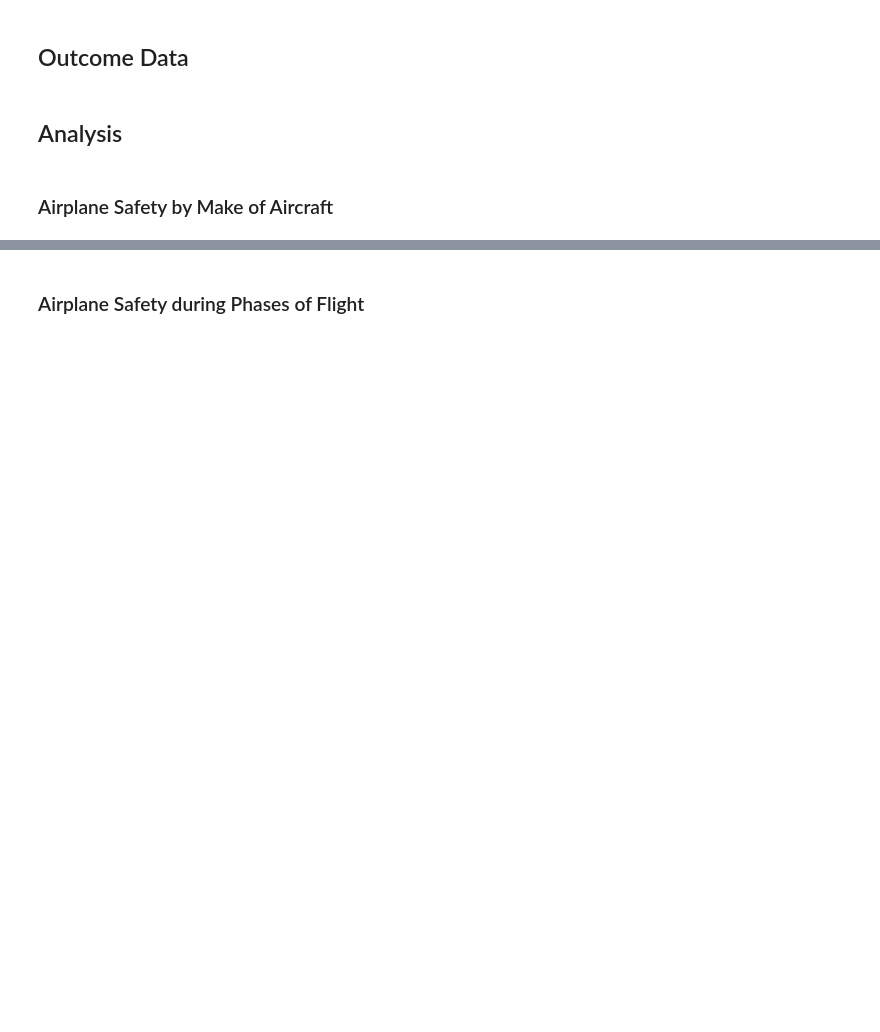
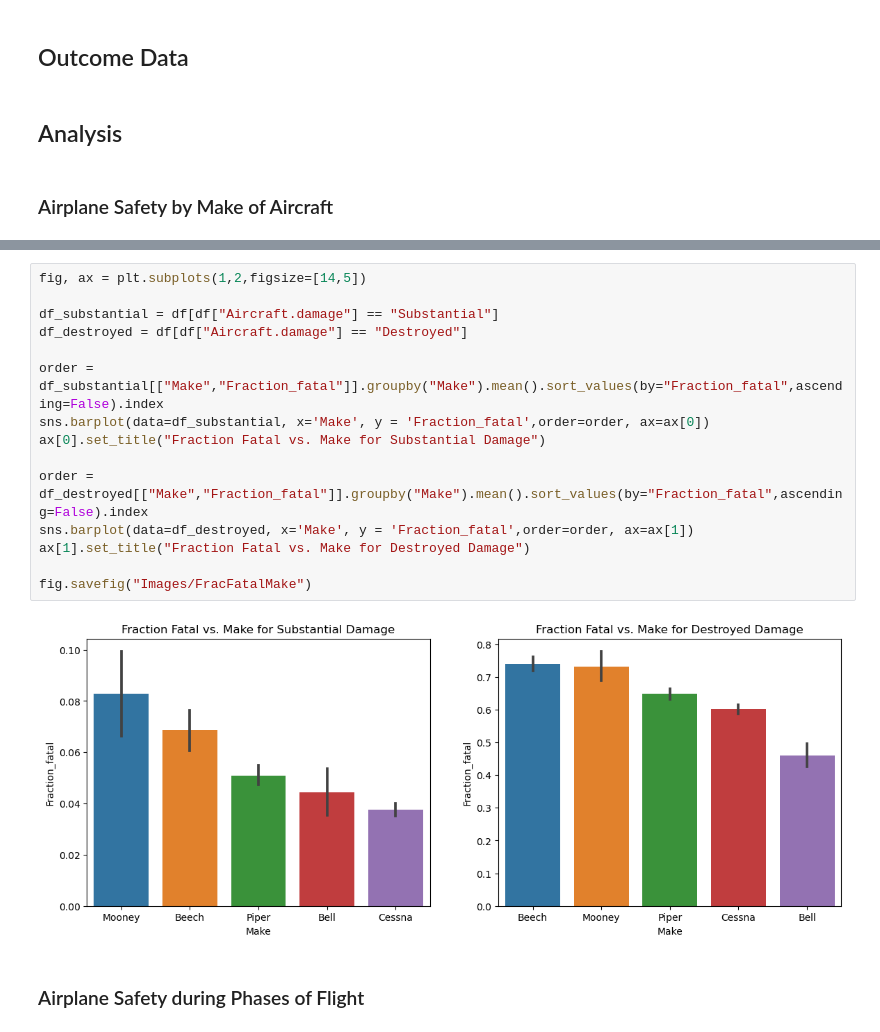
Before and after one commit to jgoett2/Phase1-Airplane-Zach-Jeff, a Jupyter notebook: AirplaneProject.ipynb, the cells around one changed output, grey strips where cells are left out. Drawn from its saved outputs; the diff is of its cells as text; blank space fills up the shorter version.

```diff
--- a/AirplaneProject.ipynb
+++ b/AirplaneProject.ipynb
@@ -40,2 +73,19 @@ In this analysis we read in the entire AviationData dataset.  For each record, w
+# %%
+fig, ax = plt.subplots(1,2,figsize=[14,5])
+
+df_substantial = df[df["Aircraft.damage"] == "Substantial"]
+df_destroyed = df[df["Aircraft.damage"] == "Destroyed"]
+
+order = df_substantial[["Make","Fraction_fatal"]].groupby("Make").mean().sort_values(by="Fraction_fatal",ascending=False).index
+sns.barplot(data=df_substantial, x='Make', y = 'Fraction_fatal',order=order, ax=ax[0])
+ax[0].set_title("Fraction Fatal vs. Make for Substantial Damage")
+
+order = df_destroyed[["Make","Fraction_fatal"]].groupby("Make").mean().sort_values(by="Fraction_fatal",ascending=False).index
+sns.barplot(data=df_destroyed, x='Make', y = 'Fraction_fatal',order=order, ax=ax[1])
+ax[1].set_title("Fraction Fatal vs. Make for Destroyed Damage")
+
+fig.savefig("Images/FracFatalMake")
+# %% [output]
+[figure, added]
 # %% [markdown]
 ### Airplane Safety during Phases of Flight
```
Also changed, not shown: parts of 8 cells of this notebook, 7 other files.
